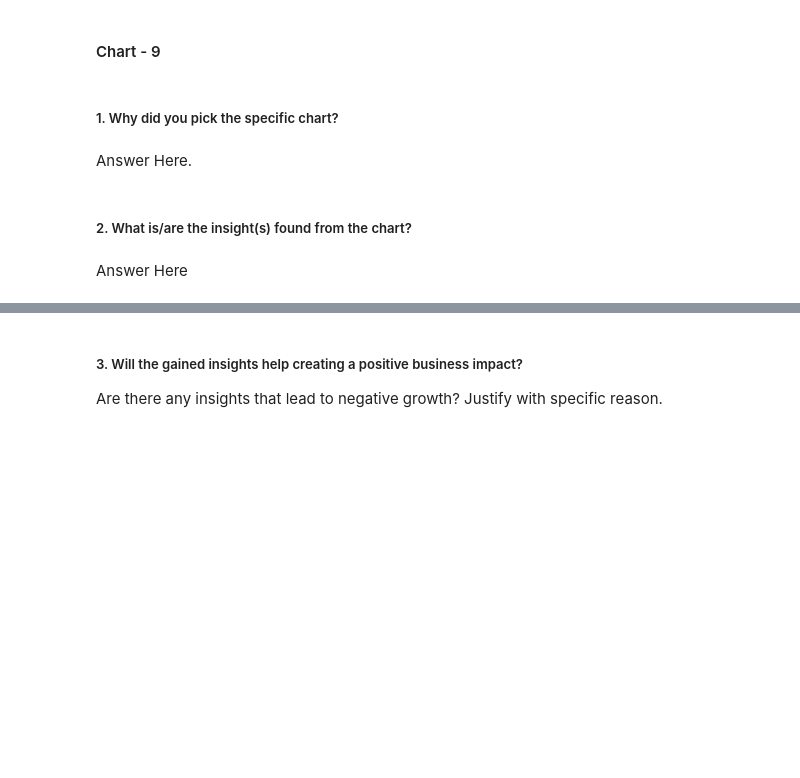
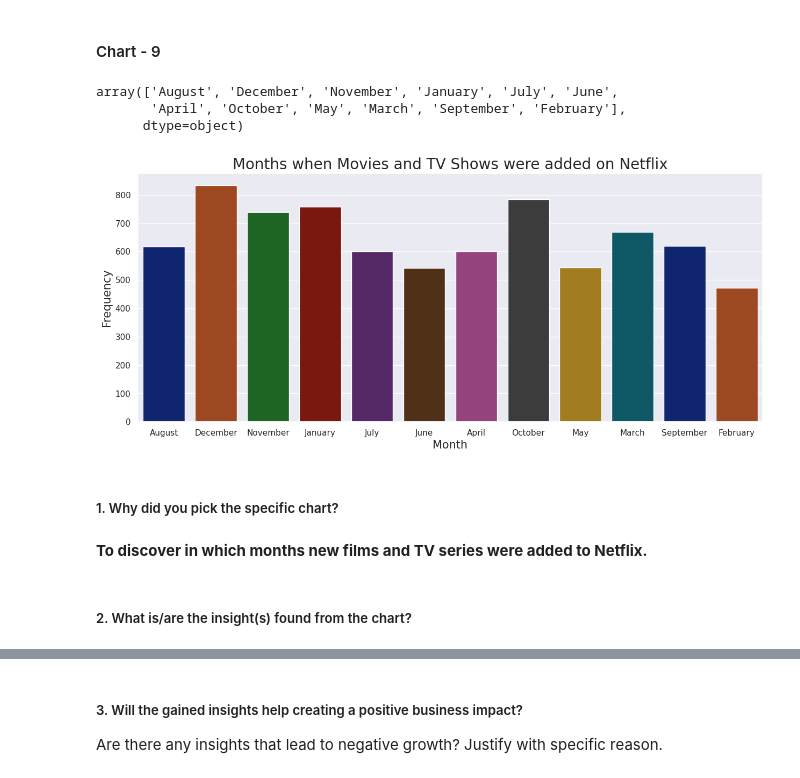
Before and after one commit to pranjalikathait/Machine_Learning, a Jupyter notebook: Copy_of_Sample_ML_Submission_Template.ipynb, the cells around one changed output, grey strips where cells are left out. Drawn from its saved outputs; the diff is of its cells as text; code cells hidden in the pictures; blank space fills up the shorter version.

```diff
--- a/Copy_of_Sample_ML_Submission_Template.ipynb
+++ b/Copy_of_Sample_ML_Submission_Template.ipynb
@@ -786,8 +814,28 @@ Answer Here
+# %%
+# creating a new column month_added
+df['month_added'] = pd.to_datetime(df['date_added']).dt.month_name()
+# %%
+# unique values of month_added column
+df['month_added'].unique()
+# %% [output]
+array(['August', 'December', 'November', 'January', 'July', 'June',
+       'April', 'October', 'May', 'March', 'September', 'February'],
+      dtype=object)
+# %%
+# setting the figure size
+plt.figure(figsize=(15, 6))
+
+# visualizing countplot
+sns.countplot(data=df, x='month_added',palette='dark')
+plt.title("Months when Movies and TV Shows were added on Netflix", size=20)
+plt.xlabel("Month", size=15)
+plt.ylabel("Frequency", size=15)
+plt.show()
+# %% [output]
+[figure, added]
 # %% [markdown]
 ##### 1. Why did you pick the specific chart?
-# %% [markdown]
-Answer Here.
+# %% [markdown]
+**To discover in which months new films and TV series were added to Netflix.**
 # %% [markdown]
 ##### 2. What is/are the insight(s) found from the chart?
-# %% [markdown]
-Answer Here
```
Also changed, not shown: parts of 92 cells of this notebook.
